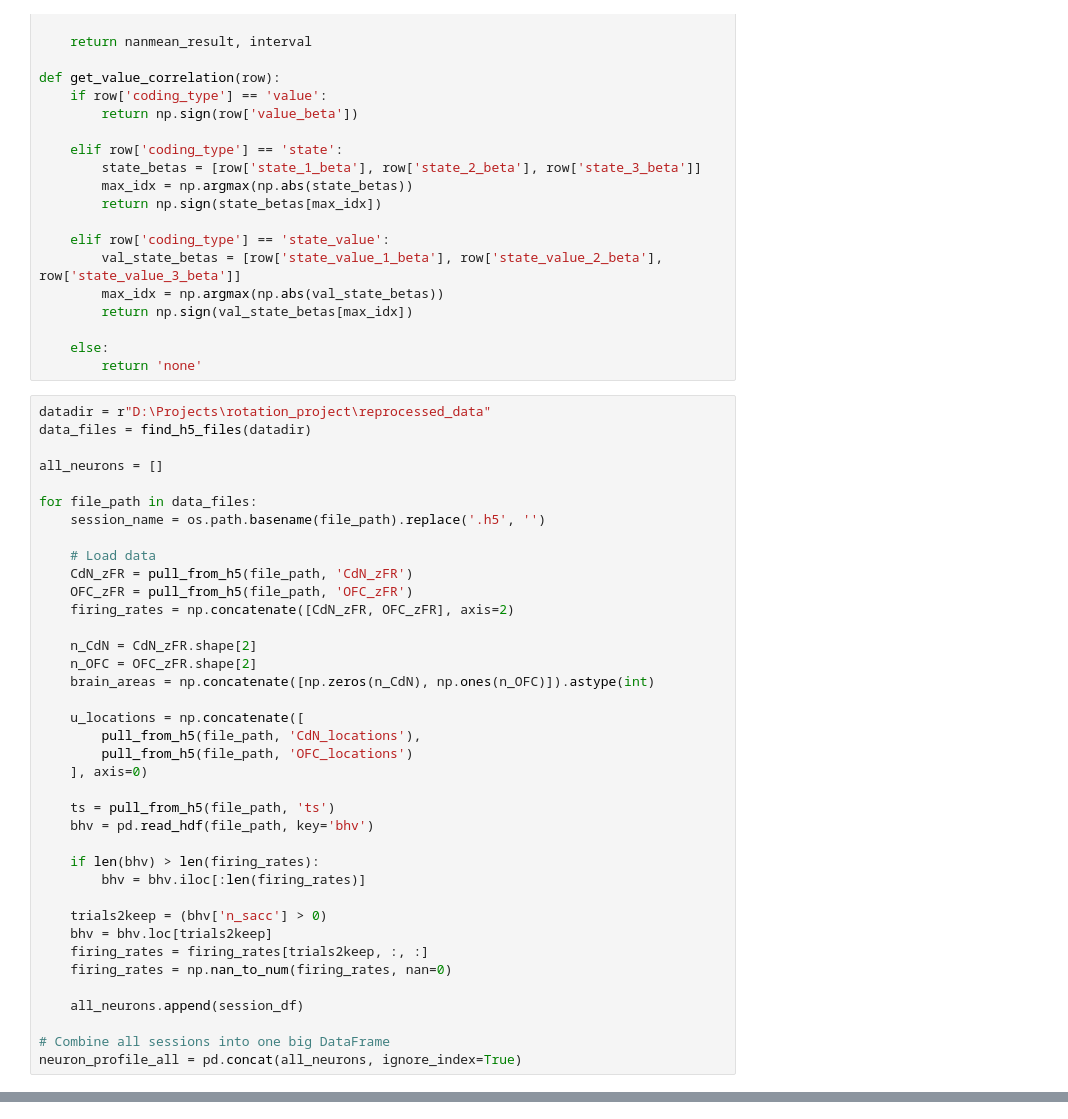
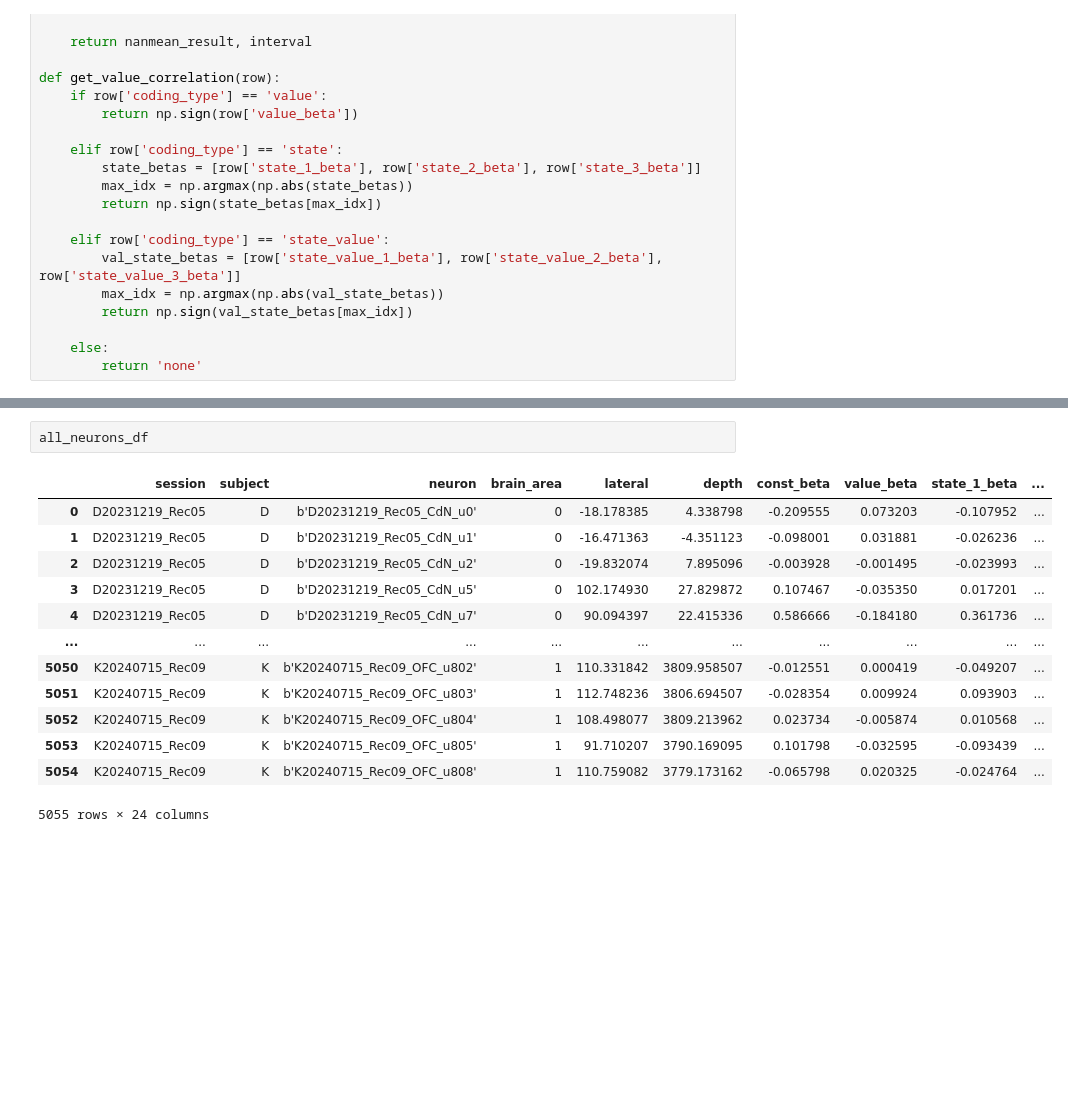
Before and after one commit to Yang2hang/Elston_lab, a Jupyter notebook: plot_distribution.ipynb, the cells around one changed output, grey strips where cells are left out. Drawn from its saved outputs; the diff is of its cells as text; blank space fills up the shorter version.

```diff
--- a/plot_distribution.ipynb
+++ b/plot_distribution.ipynb
@@ -419,41 +421,3 @@ def get_value_correlation(row):
 
     else:
         return 'none'
-# %%
-datadir = r"D:\Projects\rotation_project\reprocessed_data"
-data_files = find_h5_files(datadir)
-
-all_neurons = []
-
-for file_path in data_files:
-    session_name = os.path.basename(file_path).replace('.h5', '')
-
-    # Load data
-    CdN_zFR = pull_from_h5(file_path, 'CdN_zFR')
-    OFC_zFR = pull_from_h5(file_path, 'OFC_zFR')
-    firing_rates = np.concatenate([CdN_zFR, OFC_zFR], axis=2)
-
-    n_CdN = CdN_zFR.shape[2]
-    n_OFC = OFC_zFR.shape[2]
-    brain_areas = np.concatenate([np.zeros(n_CdN), np.ones(n_OFC)]).astype(int)
-
-    u_locations = np.concatenate([
-        pull_from_h5(file_path, 'CdN_locations'),
-        pull_from_h5(file_path, 'OFC_locations')
-    ], axis=0)
-
-    ts = pull_from_h5(file_path, 'ts')
-    bhv = pd.read_hdf(file_path, key='bhv')
-
-    if len(bhv) > len(firing_rates):
-        bhv = bhv.iloc[:len(firing_rates)]
-
-    trials2keep = (bhv['n_sacc'] > 0)
-    bhv = bhv.loc[trials2keep]
-    firing_rates = firing_rates[trials2keep, :, :]
-    firing_rates = np.nan_to_num(firing_rates, nan=0)
-
-    all_neurons.append(session_df)
-
-# Combine all sessions into one big DataFrame
-neuron_profile_all = pd.concat(all_neurons, ignore_index=True)
@@ -459,0 +532,16 @@ neuron_profile_all = pd.concat(all_neurons, ignore_index=True)
+# %%
+all_neurons_df
+# %% [output]
+|  | session | subject | neuron | brain_area | lateral | depth | const_beta | value_beta | state_1_beta | ... |
+| 0 | D20231219_Rec05 | D | b'D20231219_Rec05_CdN_u0' | 0 | -18.178385 | 4.338798 | -0.209555 | 0.073203 | -0.107952 | ... |
+| 1 | D20231219_Rec05 | D | b'D20231219_Rec05_CdN_u1' | 0 | -16.471363 | -4.351123 | -0.098001 | 0.031881 | -0.026236 | ... |
+| 2 | D20231219_Rec05 | D | b'D20231219_Rec05_CdN_u2' | 0 | -19.832074 | 7.895096 | -0.003928 | -0.001495 | -0.023993 | ... |
+| 3 | D20231219_Rec05 | D | b'D20231219_Rec05_CdN_u5' | 0 | 102.174930 | 27.829872 | 0.107467 | -0.035350 | 0.017201 | ... |
+| 4 | D20231219_Rec05 | D | b'D20231219_Rec05_CdN_u7' | 0 | 90.094397 | 22.415336 | 0.586666 | -0.184180 | 0.361736 | ... |
+| ... | ... | ... | ... | ... | ... | ... | ... | ... | ... | ... |
+| 5050 | K20240715_Rec09 | K | b'K20240715_Rec09_OFC_u802' | 1 | 110.331842 | 3809.958507 | -0.012551 | 0.000419 | -0.049207 | ... |
+| 5051 | K20240715_Rec09 | K | b'K20240715_Rec09_OFC_u803' | 1 | 112.748236 | 3806.694507 | -0.028354 | 0.009924 | 0.093903 | ... |
+| 5052 | K20240715_Rec09 | K | b'K20240715_Rec09_OFC_u804' | 1 | 108.498077 | 3809.213962 | 0.023734 | -0.005874 | 0.010568 | ... |
+| 5053 | K20240715_Rec09 | K | b'K20240715_Rec09_OFC_u805' | 1 | 91.710207 | 3790.169095 | 0.101798 | -0.032595 | -0.093439 | ... |
+| 5054 | K20240715_Rec09 | K | b'K20240715_Rec09_OFC_u808' | 1 | 110.759082 | 3779.173162 | -0.065798 | 0.020325 | -0.024764 | ... |
+5055 rows × 24 columns
```
Also changed, not shown: parts of 7 cells of this notebook, 1 other file.
